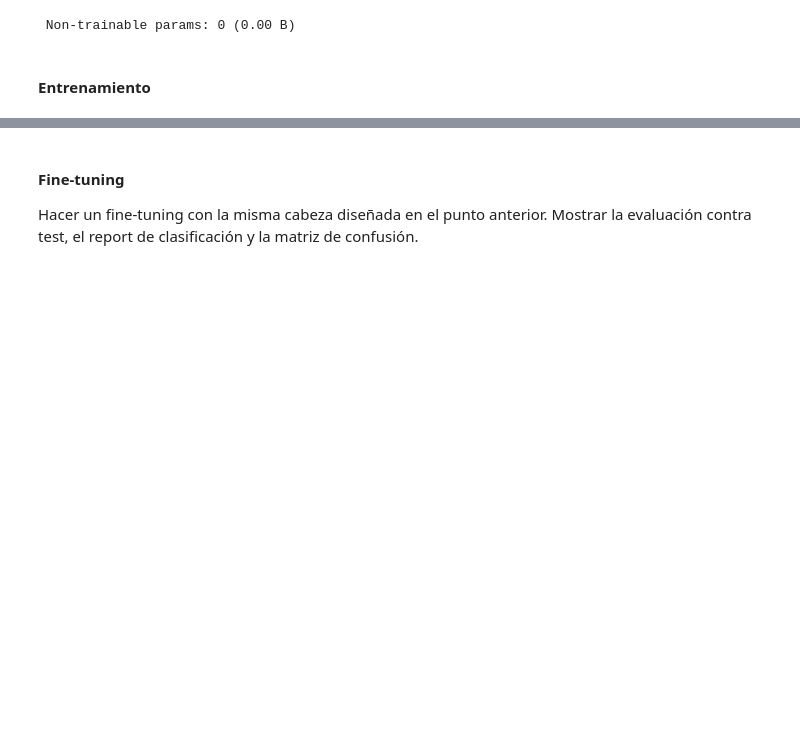
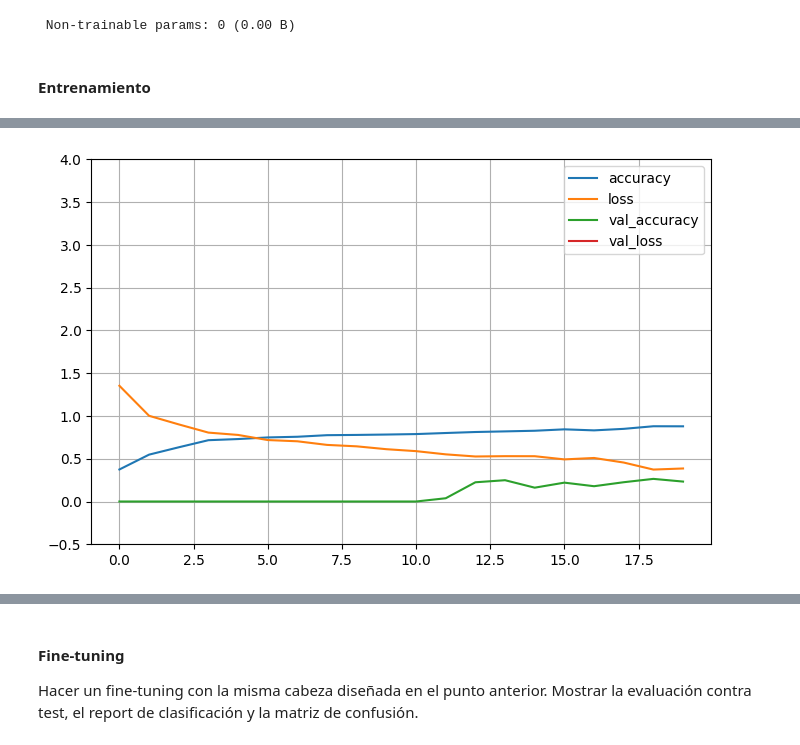
Before and after one commit to LupeVillegas/ONLINE_DS_THEBRIDGE_basic, a Jupyter notebook: Sprint_16/Unidad_02/18_Practica_Obligatoria_CNN_Transfer_Learning_Fine_Tuning.ipynb, the cells around one changed output, grey strips where cells are left out. Drawn from its saved outputs; the diff is of its cells as text; code cells hidden in the pictures; blank space fills up the shorter version.

```diff
--- a/Sprint_16/Unidad_02/18_Practica_Obligatoria_CNN_Transfer_Learning_Fine_Tuning.ipynb
+++ b/Sprint_16/Unidad_02/18_Practica_Obligatoria_CNN_Transfer_Learning_Fine_Tuning.ipynb
@@ -170,8 +178,10 @@ print(f"test loss: {np.round(results[0],4)}, test acc:{np.round(results[1],4)}")
 # %%
 pd.DataFrame(vgghist.history).plot(figsize=(8, 5))
 plt.grid(True)
-plt.gca().set_ylim(0, 1)
+plt.gca().set_ylim(-0.5, 4)
 plt.show()
+# %% [output]
+[figure, added]
 # %%
 y_pred = [np.argmax(prediction) for prediction in  model.predict(X_test_norma)]
 print(classification_report(y_test_norma,y_pred))
```
Also changed, not shown: parts of 15 cells of this notebook, 1 other file.
